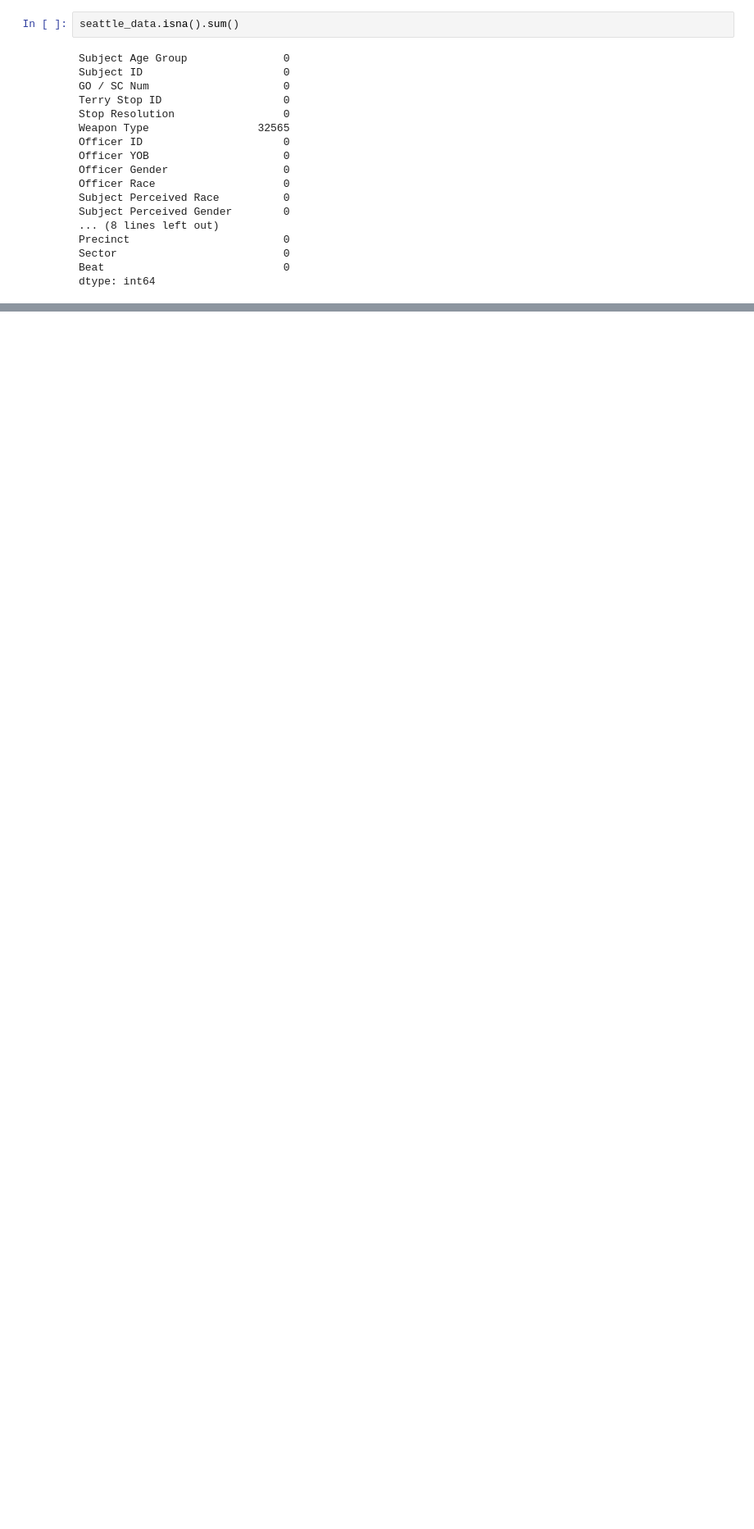
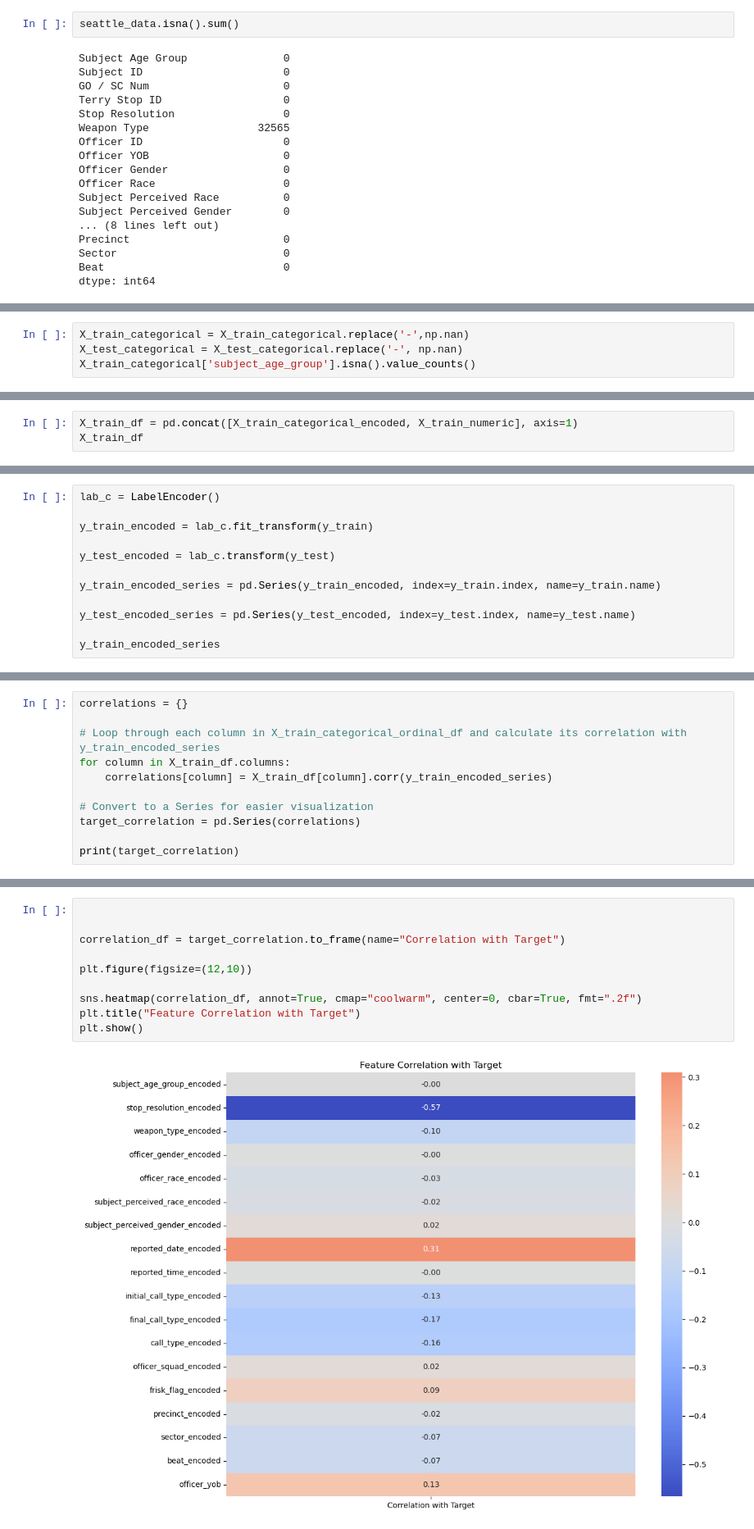
Before and after one commit to omendez930/Terry-Traffic-Stops-Phase3, a Jupyter notebook: index.ipynb, the cells around one changed output, grey strips where cells are left out. Shown at 82% size. Saved outputs shown, nothing was run; the diff lists cells and outputs as text; blank space fills up the shorter version.

```diff
--- a/index.ipynb
+++ b/index.ipynb
@@ -145,0 +249,4 @@ Length: 82, dtype: int64
+# %%
+X_train_categorical = X_train_categorical.replace('-',np.nan)
+X_test_categorical = X_test_categorical.replace('-', np.nan)
+X_train_categorical['subject_age_group'].isna().value_counts()
@@ -145,0 +490,3 @@ Length: 82, dtype: int64
+# %%
+X_train_df = pd.concat([X_train_categorical_encoded, X_train_numeric], axis=1)
+X_train_df
@@ -145,0 +541,12 @@ Length: 82, dtype: int64
+# %%
+lab_c = LabelEncoder()
+
+y_train_encoded = lab_c.fit_transform(y_train)
+
+y_test_encoded = lab_c.transform(y_test)
+
+y_train_encoded_series = pd.Series(y_train_encoded, index=y_train.index, name=y_train.name)
+
+y_test_encoded_series = pd.Series(y_test_encoded, index=y_test.index, name=y_test.name)
+
+y_train_encoded_series
@@ -145,0 +583,11 @@ Length: 82, dtype: int64
+# %%
+correlations = {}
+
+# Loop through each column in X_train_categorical_ordinal_df and calculate its correlation with y_train_encoded_series
+for column in X_train_df.columns:
+    correlations[column] = X_train_df[column].corr(y_train_encoded_series)
+
+# Convert to a Series for easier visualization
+target_correlation = pd.Series(correlations)
+
+print(target_correlation)
@@ -145,0 +614,12 @@ Length: 82, dtype: int64
+# %%
+
+
+correlation_df = target_correlation.to_frame(name="Correlation with Target")
+
+plt.figure(figsize=(12,10))
+
+sns.heatmap(correlation_df, annot=True, cmap="coolwarm", center=0, cbar=True, fmt=".2f")
+plt.title("Feature Correlation with Target")
+plt.show()
+# %% [output]
+[figure, added]
```
Also changed, not shown: parts of 76 cells of this notebook.
